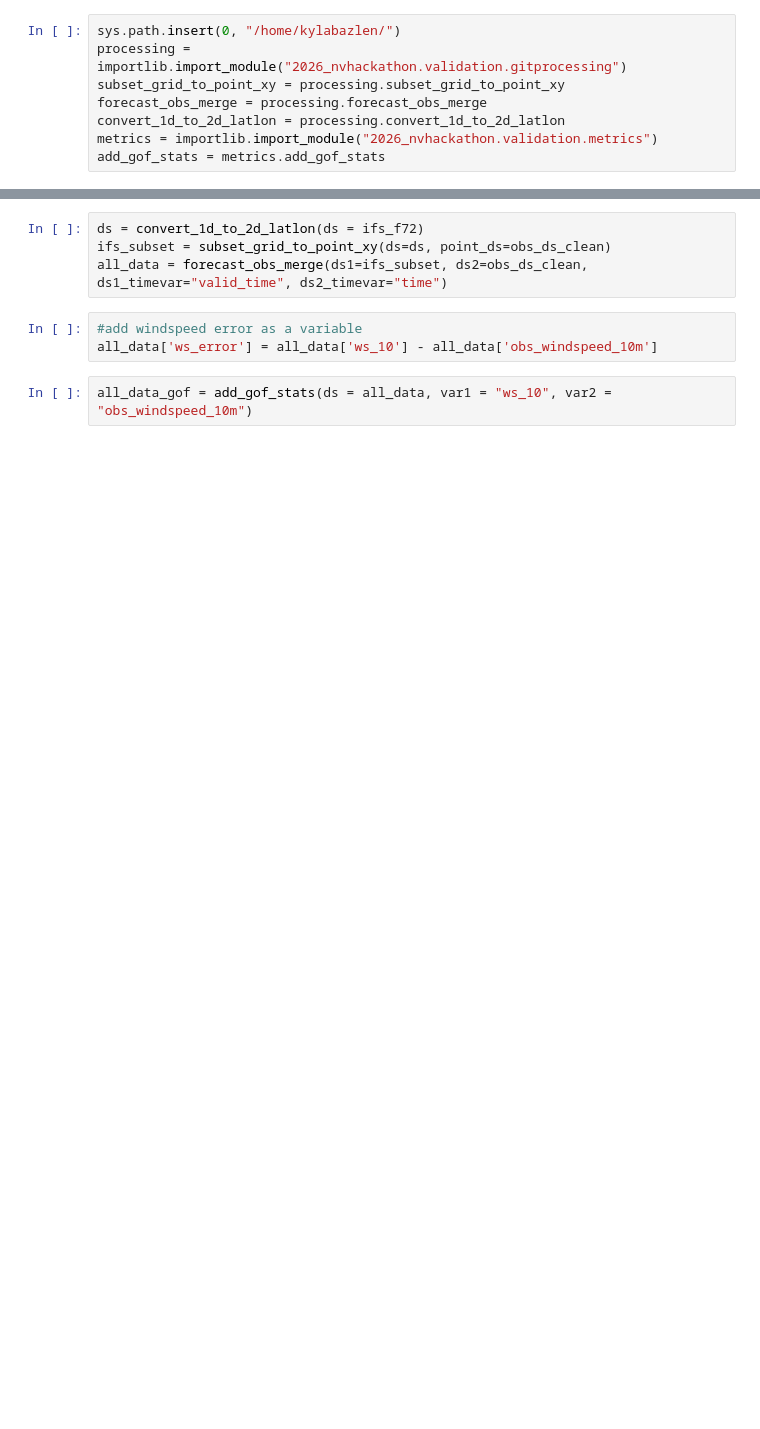
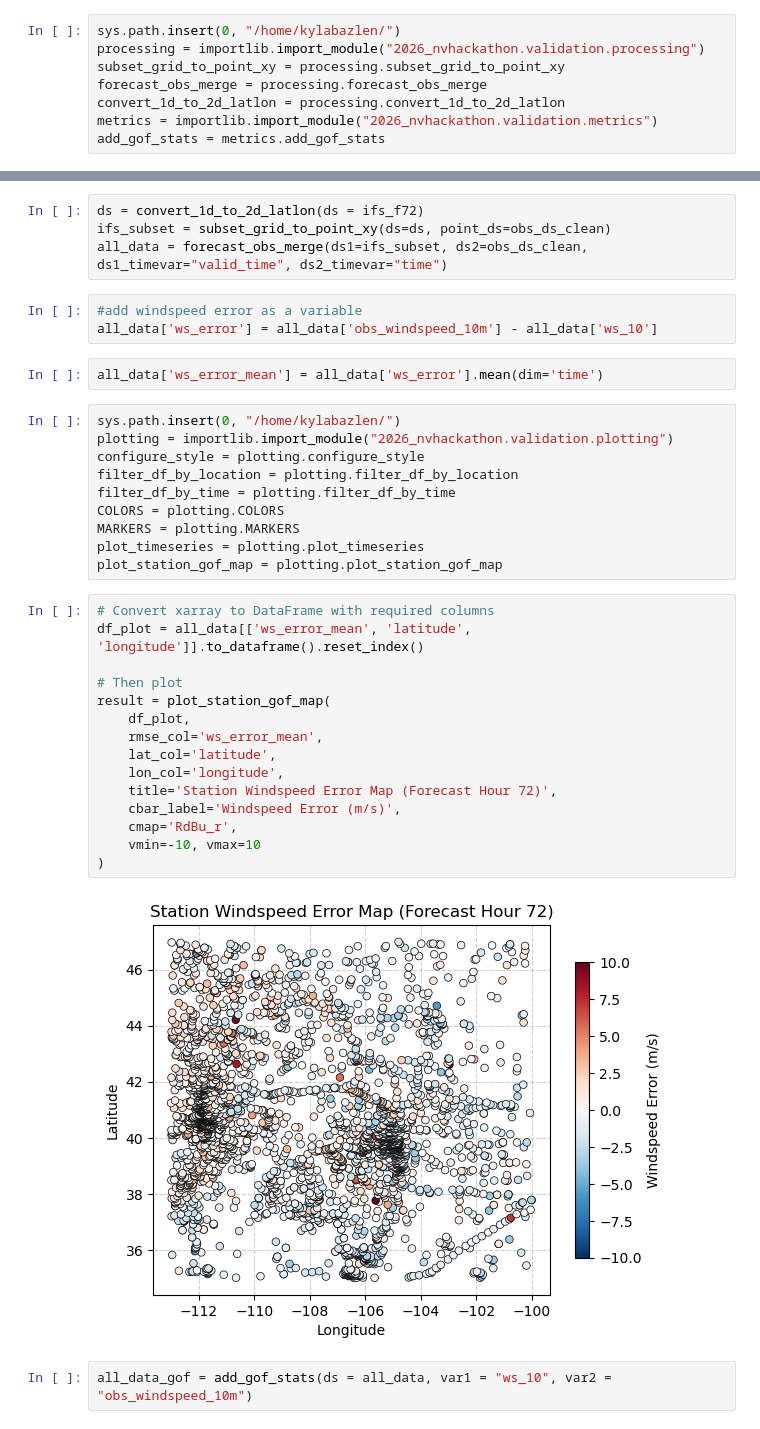
Before and after one commit to northlh/2026_nvhackathon, a Jupyter notebook: madis_ifs_wf_forlh.ipynb, the cells around one changed output, grey strips where cells are left out. Saved outputs shown, nothing was run; the diff lists cells and outputs as text; blank space fills up the shorter version.

```diff
--- a/madis_ifs_wf_forlh.ipynb
+++ b/madis_ifs_wf_forlh.ipynb
@@ -13,7 +13,7 @@ import warnings
 warnings.filterwarnings("ignore")
 # %%
 sys.path.insert(0, "/home/kylabazlen/")
-processing = importlib.import_module("2026_nvhackathon.validation.gitprocessing")
+processing = importlib.import_module("2026_nvhackathon.validation.processing")
 subset_grid_to_point_xy = processing.subset_grid_to_point_xy
 forecast_obs_merge = processing.forecast_obs_merge
 convert_1d_to_2d_latlon = processing.convert_1d_to_2d_latlon
@@ -44,6 +45,35 @@ ifs_subset = subset_grid_to_point_xy(ds=ds, point_ds=obs_ds_clean)
 all_data = forecast_obs_merge(ds1=ifs_subset, ds2=obs_ds_clean, ds1_timevar="valid_time", ds2_timevar="time")
 # %%
 #add windspeed error as a variable
-all_data['ws_error'] = all_data['ws_10'] - all_data['obs_windspeed_10m']
+all_data['ws_error'] = all_data['obs_windspeed_10m'] - all_data['ws_10']
+# %%
+all_data['ws_error_mean'] = all_data['ws_error'].mean(dim='time')
+# %%
+sys.path.insert(0, "/home/kylabazlen/")
+plotting = importlib.import_module("2026_nvhackathon.validation.plotting")
+configure_style = plotting.configure_style
+filter_df_by_location = plotting.filter_df_by_location
+filter_df_by_time = plotting.filter_df_by_time
+COLORS = plotting.COLORS
+MARKERS = plotting.MARKERS
+plot_timeseries = plotting.plot_timeseries
+plot_station_gof_map = plotting.plot_station_gof_map
+# %%
+# Convert xarray to DataFrame with required columns
+df_plot = all_data[['ws_error_mean', 'latitude', 'longitude']].to_dataframe().reset_index()
+
+# Then plot
+result = plot_station_gof_map(
+    df_plot,
+    rmse_col='ws_error_mean',
+    lat_col='latitude',
+    lon_col='longitude',
+    title='Station Windspeed Error Map (Forecast Hour 72)',
+    cbar_label='Windspeed Error (m/s)',
+    cmap='RdBu_r',
+    vmin=-10, vmax=10
+)
+# %% [output]
+[figure, added]
 # %%
 all_data_gof = add_gof_stats(ds = all_data, var1 = "ws_10", var2 = "obs_windspeed_10m")
```
Also changed, not shown: parts of 13 cells of this notebook, 3 other files.
